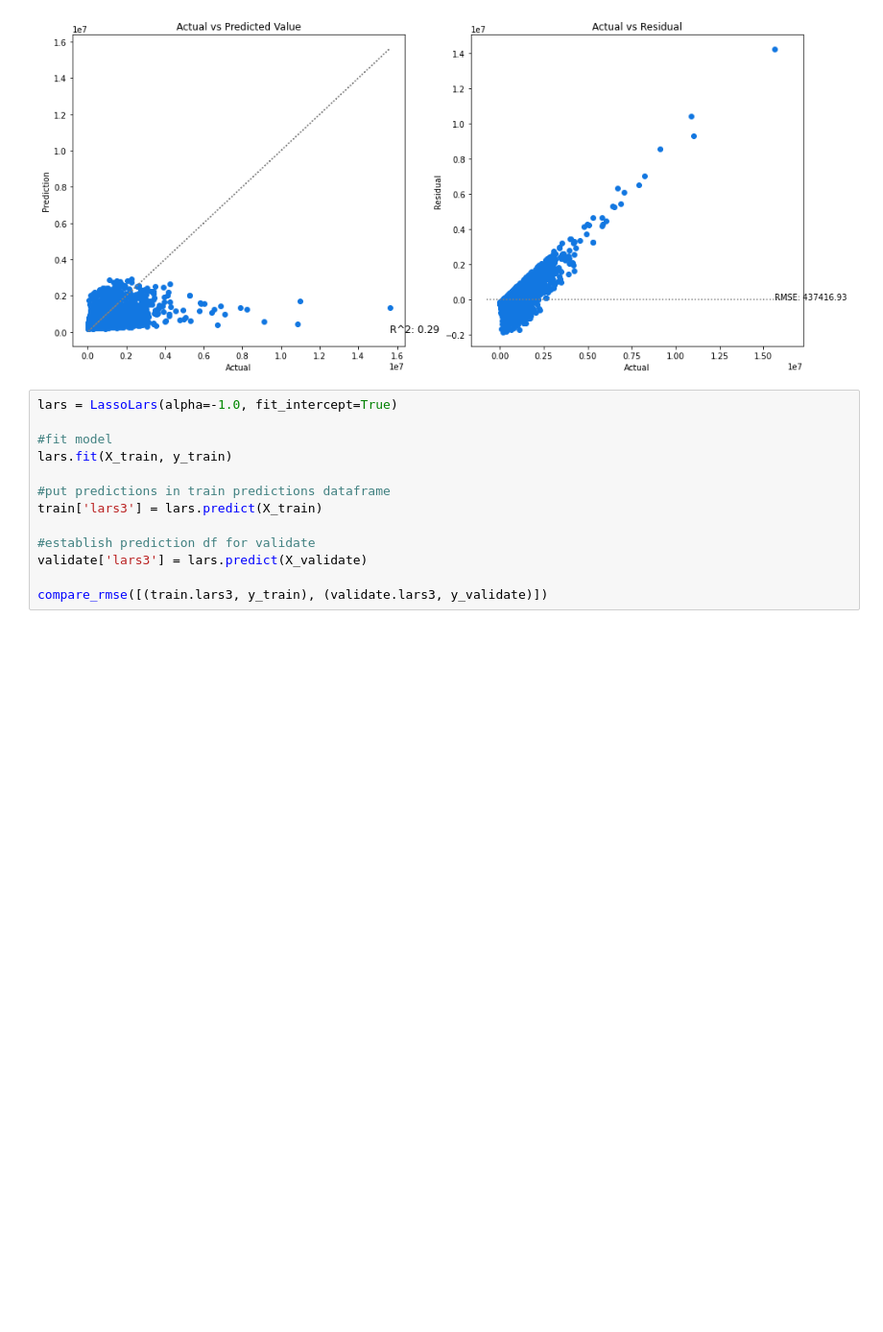
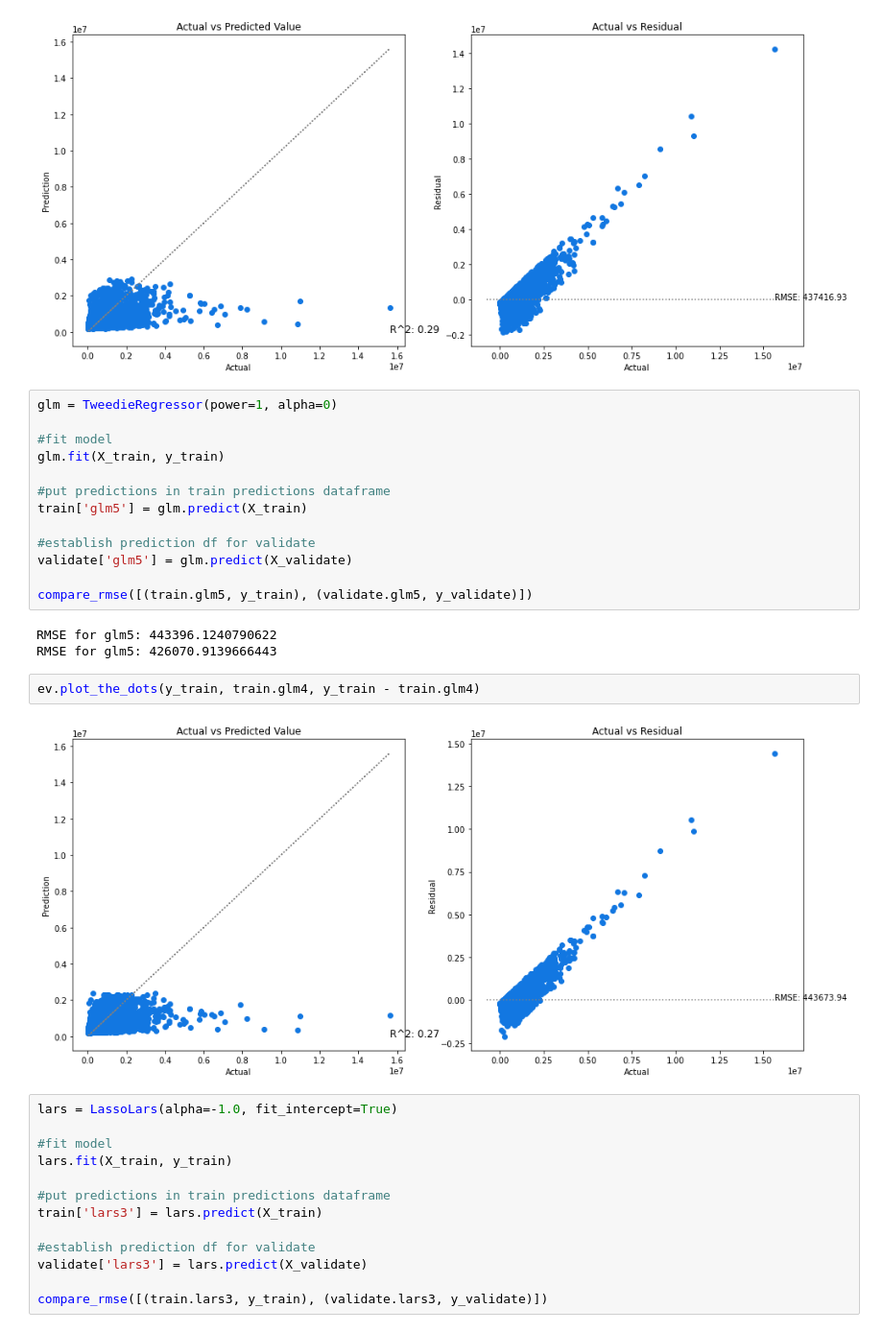
Before and after one commit to HeatherOrtegaMcMillan/zillow_regression_project, a Jupyter notebook: inital_notebook.ipynb, the cells around one changed output. Shown at 96% size. Drawn from its saved outputs; the diff is of its cells as text; blank space fills up the shorter version.

```diff
--- a/inital_notebook.ipynb
+++ b/inital_notebook.ipynb
@@ -834,6 +834,26 @@ RMSE for glm4: 422590.8926269492
 ev.plot_the_dots(y_train, train.glm4, y_train - train.glm4)
 # %% [output]
 [figure]
+# %%
+glm = TweedieRegressor(power=1, alpha=0)
+
+#fit model
+glm.fit(X_train, y_train)
+
+#put predictions in train predictions dataframe
+train['glm5'] = glm.predict(X_train)
+
+#establish prediction df for validate
+validate['glm5'] = glm.predict(X_validate)
+
+compare_rmse([(train.glm5, y_train), (validate.glm5, y_validate)])
+# %% [output]
+RMSE for glm5: 443396.1240790622
+RMSE for glm5: 426070.9139666443
+# %%
+ev.plot_the_dots(y_train, train.glm4, y_train - train.glm4)
+# %% [output]
+[figure, added]
 # %%
 lars = LassoLars(alpha=-1.0, fit_intercept=True)
 
```
Also changed, not shown: parts of 10 cells of this notebook.
